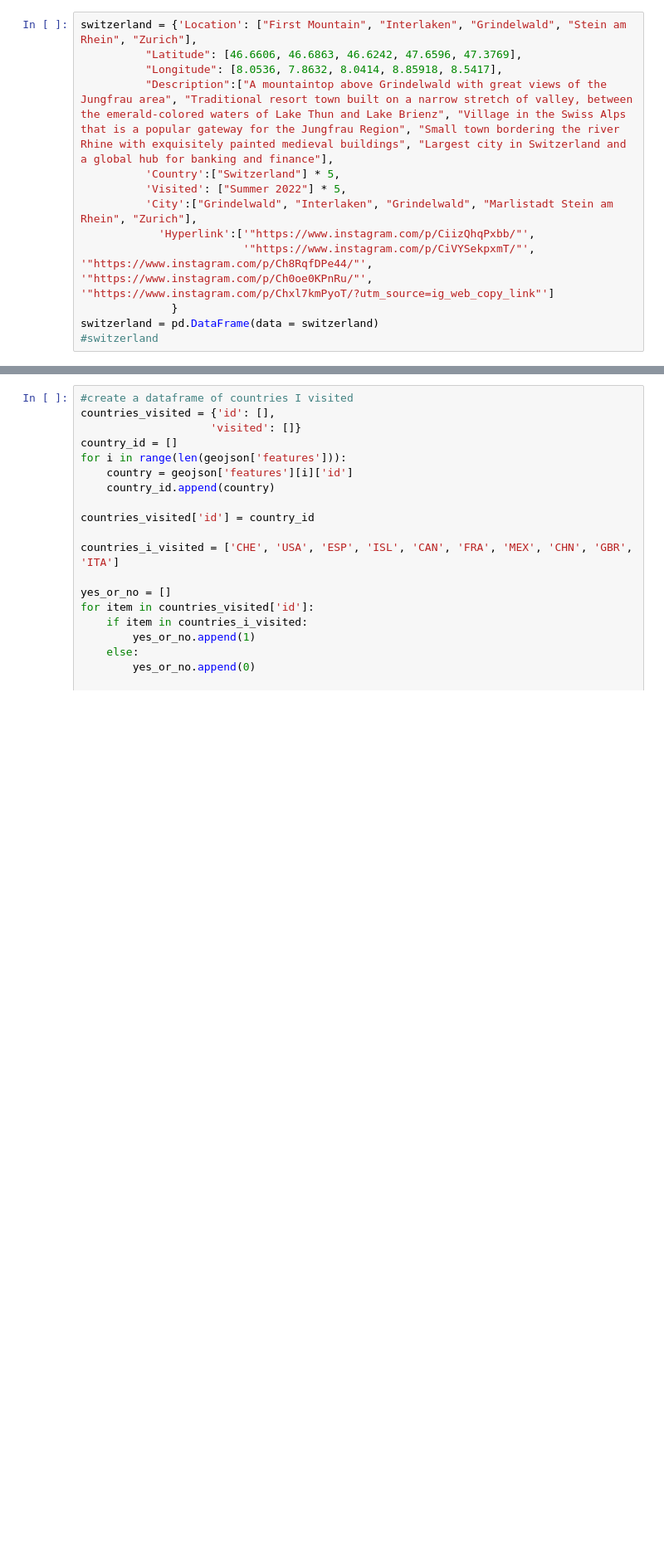
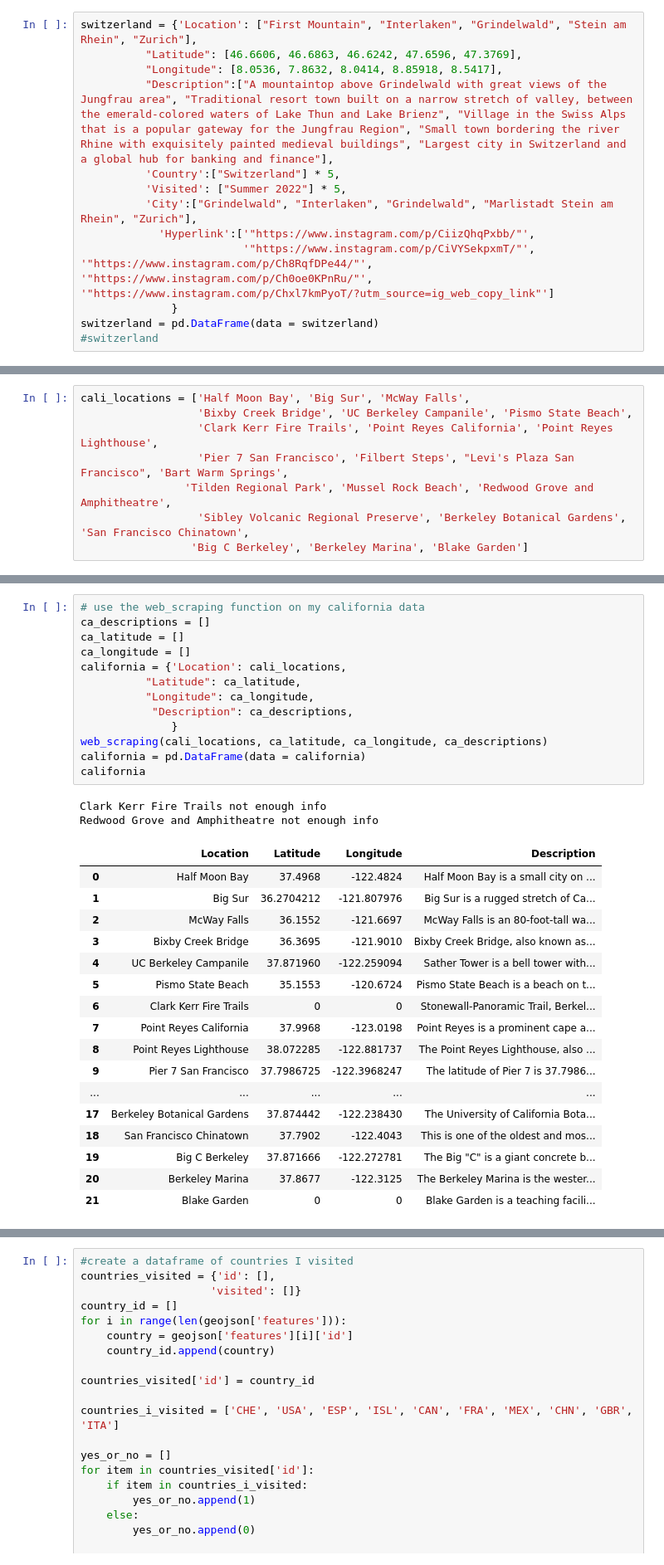
Before and after one commit to lillianyjiang/travel-map, a Jupyter notebook: Interactive Map [Lillian.travels].ipynb, the cells around one changed output, grey strips where cells are left out. Shown: that part at 83% size. Saved outputs shown, nothing was run; the diff lists cells and outputs as text; blank space fills up the shorter version.

Commit message:
Added web scraping and CA locations

```diff
--- a/Interactive Map [Lillian.travels].ipynb
+++ b/Interactive Map [Lillian.travels].ipynb
@@ -106,0 +180,8 @@ import requests
+# %%
+cali_locations = ['Half Moon Bay', 'Big Sur', 'McWay Falls',
+                  'Bixby Creek Bridge', 'UC Berkeley Campanile', 'Pismo State Beach',
+                  'Clark Kerr Fire Trails', 'Point Reyes California', 'Point Reyes Lighthouse',
+                  'Pier 7 San Francisco', 'Filbert Steps', "Levi's Plaza San Francisco", 'Bart Warm Springs',
+                'Tilden Regional Park', 'Mussel Rock Beach', 'Redwood Grove and Amphitheatre',
+                  'Sibley Volcanic Regional Preserve', 'Berkeley Botanical Gardens', 'San Francisco Chinatown',
+                 'Big C Berkeley', 'Berkeley Marina', 'Blake Garden']
@@ -106,0 +206,33 @@ import requests
+# %%
+# use the web_scraping function on my california data
+ca_descriptions = []
+ca_latitude = []
+ca_longitude = []
+california = {'Location': cali_locations,
+          "Latitude": ca_latitude,
+          "Longitude": ca_longitude,
+           "Description": ca_descriptions,
+              }
+web_scraping(cali_locations, ca_latitude, ca_longitude, ca_descriptions)
+california = pd.DataFrame(data = california)
+california
+# %% [output]
+Clark Kerr Fire Trails not enough info
+Redwood Grove and Amphitheatre not enough info
+|  | Location | Latitude | Longitude | Description |
+| 0 | Half Moon Bay | 37.4968 | -122.4824 | Half Moon Bay is a small city on ... |
+| 1 | Big Sur | 36.2704212 | -121.807976 | Big Sur is a rugged stretch of Ca... |
+| 2 | McWay Falls | 36.1552 | -121.6697 | McWay Falls is an 80-foot-tall wa... |
+| 3 | Bixby Creek Bridge | 36.3695 | -121.9010 | Bixby Creek Bridge, also known as... |
+| 4 | UC Berkeley Campanile | 37.871960 | -122.259094 | Sather Tower is a bell tower with... |
+| 5 | Pismo State Beach | 35.1553 | -120.6724 | Pismo State Beach is a beach on t... |
+| 6 | Clark Kerr Fire Trails | 0 | 0 | Stonewall-Panoramic Trail, Berkel... |
+| 7 | Point Reyes California | 37.9968 | -123.0198 | Point Reyes is a prominent cape a... |
+| 8 | Point Reyes Lighthouse | 38.072285 | -122.881737 | The Point Reyes Lighthouse, also ... |
+| 9 | Pier 7 San Francisco | 37.7986725 | -122.3968247 | The latitude of Pier 7 is 37.7986... |
+| ... | ... | ... | ... | ... |
+| 17 | Berkeley Botanical Gardens | 37.874442 | -122.238430 | The University of California Bota... |
+| 18 | San Francisco Chinatown | 37.7902 | -122.4043 | This is one of the oldest and mos... |
+| 19 | Big C Berkeley | 37.871666 | -122.272781 | The Big "C" is a giant concrete b... |
+| 20 | Berkeley Marina | 37.8677 | -122.3125 | The Berkeley Marina is the wester... |
+| 21 | Blake Garden | 0 | 0 | Blake Garden is a teaching facili... |
```
Also changed, not shown: parts of 24 cells of this notebook.
